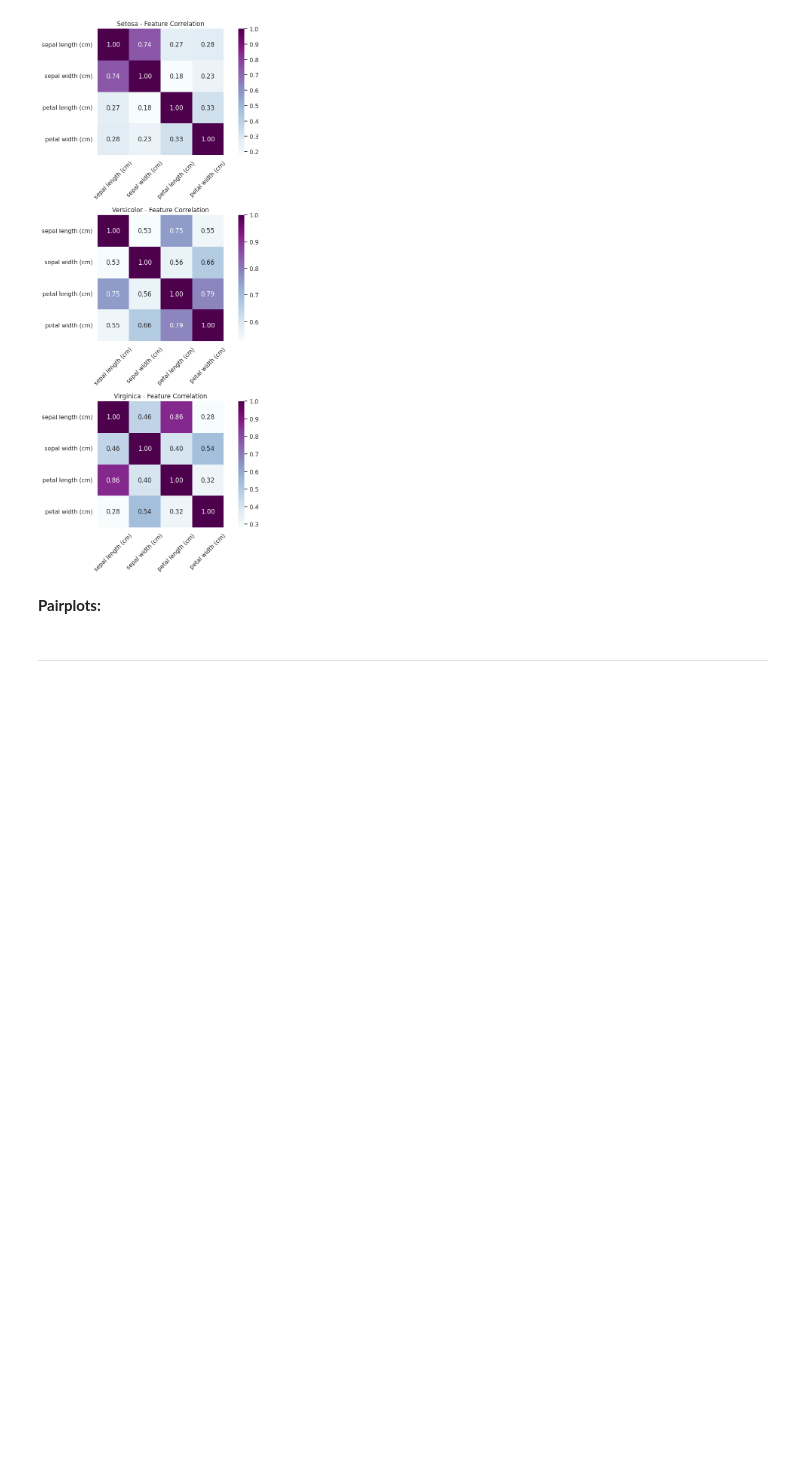
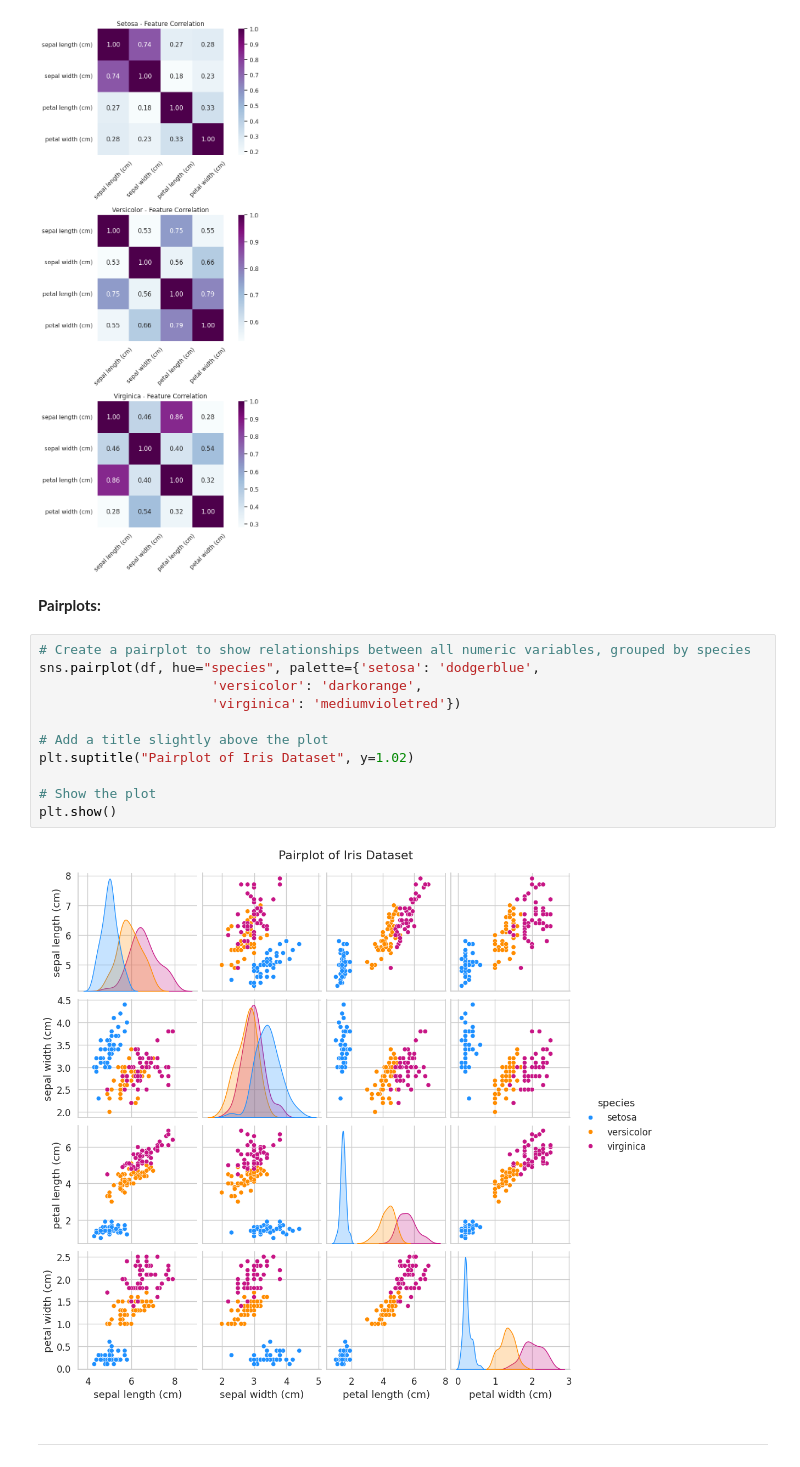
Before and after one commit to elainecazetta/pands-project, a Jupyter notebook: analysis.ipynb, the cells around one changed output. Cells and saved outputs as stored; diff of their text form; blank space fills up the shorter version.

Commit message:
testing pairplot

```diff
--- a/analysis.ipynb
+++ b/analysis.ipynb
@@ -433,6 +432,19 @@ plt.show()
 [figure]
 # %% [markdown]
 **Pairplots:**
+# %%
+# Create a pairplot to show relationships between all numeric variables, grouped by species
+sns.pairplot(df, hue="species", palette={'setosa': 'dodgerblue',
+                      'versicolor': 'darkorange',
+                      'virginica': 'mediumvioletred'})
+
+# Add a title slightly above the plot
+plt.suptitle("Pairplot of Iris Dataset", y=1.02)
+
+# Show the plot
+plt.show()
+# %% [output]
+[figure, added]
 # %% [markdown]
 
 ---
```
Also changed, not shown: parts of 3 cells of this notebook.
